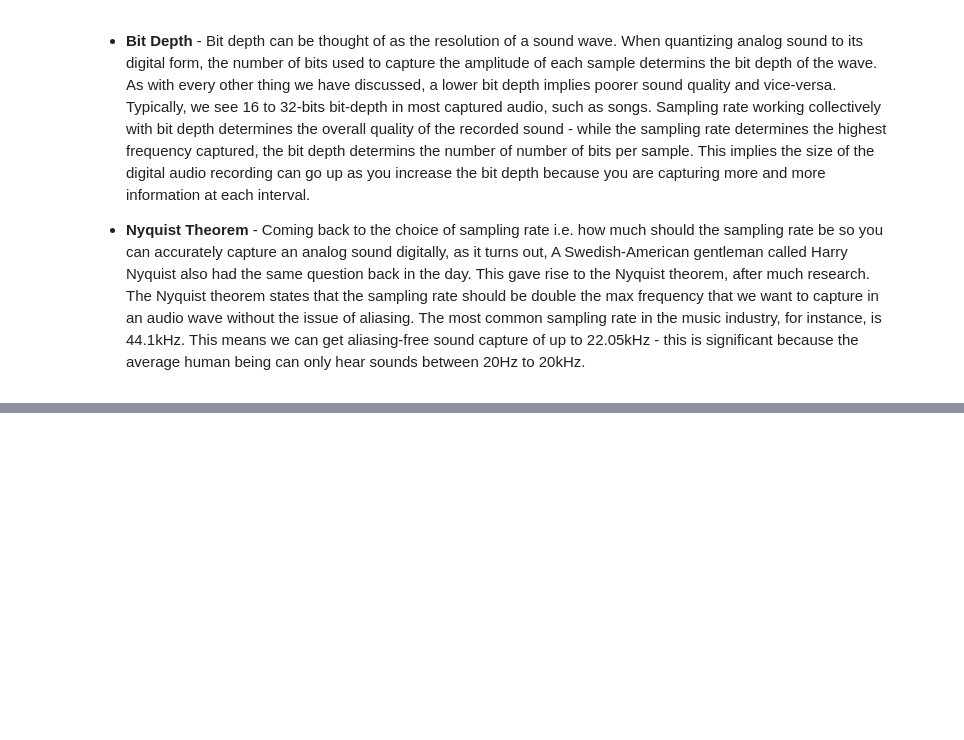
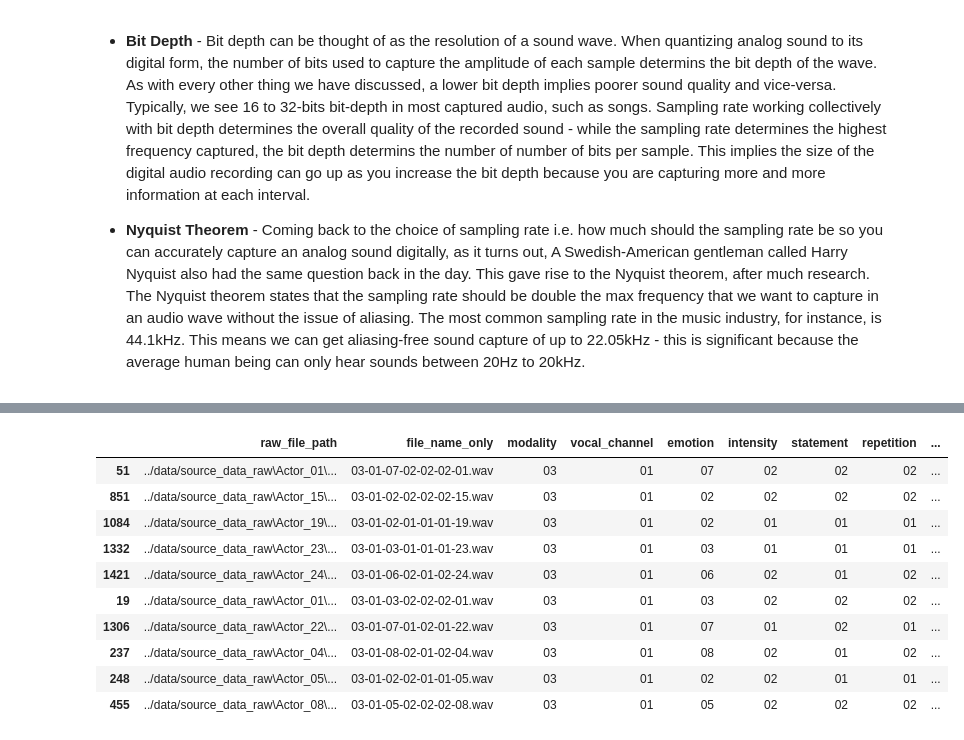
Before and after one commit to Aritra96/rvdess_audio_classification, a Jupyter notebook: dev/ravdess_eda.ipynb, the cells around one changed output, grey strips where cells are left out. Cells and saved outputs as stored; diff of their text form; code cells hidden in the pictures; blank space fills up the shorter version.

```diff
--- a/dev/ravdess_eda.ipynb
+++ b/dev/ravdess_eda.ipynb
@@ -121,0 +173,4 @@ You see, the way we used to capture sound is known as "analog" sound capturing -
+# %%
+full_ravdess_df["file_name_only"] = full_ravdess_df["raw_file_path"].str[-24:]
+
+full_ravdess_df.head()
@@ -121,0 +196,53 @@ You see, the way we used to capture sound is known as "analog" sound capturing -
+# %%
+def extract_file_name_features(file_name: str) -> pd.Series:
+    """
+    Extracts features from a file name and returns them as a Pandas Series.
+
+    Parameters:
+    file_name (str): The file name from which to extract the features.
+
+    Returns:
+    pd.Series: A Pandas Series containing the extracted features.
+
+    Example:
+    extract_file_name_features('01-01-01-01-01-01-01.wav')
+    modality          01
+    vocal_channel     01
+    emotion           01
+    intensity         01
+    statement         01
+    repetition        01
+    actor             01
+    dtype: object
+    """
+    # the splits are first splitting the .wav part out of the string
+    # then it is splitting by the "-" between the numbers
+    # and finally, each number is being assigned in their
+    # respective columns. The first token, for instance, is 0
+    # which corresponds to modality.
+    splits = file_name.split(".")[0].split("-")
+    return pd.Series({
+        'modality': splits[0],
+        'vocal_channel': splits[1],
+        'emotion': splits[2],
+        'intensity': splits[3],
+        'statement': splits[4],
+        'repetition': splits[5],
+        'actor': splits[6]
+    })
+# %%
+full_ravdess_df = full_ravdess_df.join(full_ravdess_df["file_name_only"].apply(extract_file_name_features))
+
+full_ravdess_df.sample(10)
+# %% [output]
+|  | raw_file_path | file_name_only | modality | vocal_channel | emotion | intensity | statement | repetition | ... |
+| 51 | ../data/source_data_raw\Actor_01\... | 03-01-07-02-02-02-01.wav | 03 | 01 | 07 | 02 | 02 | 02 | ... |
+| 851 | ../data/source_data_raw\Actor_15\... | 03-01-02-02-02-02-15.wav | 03 | 01 | 02 | 02 | 02 | 02 | ... |
+| 1084 | ../data/source_data_raw\Actor_19\... | 03-01-02-01-01-01-19.wav | 03 | 01 | 02 | 01 | 01 | 01 | ... |
+| 1332 | ../data/source_data_raw\Actor_23\... | 03-01-03-01-01-01-23.wav | 03 | 01 | 03 | 01 | 01 | 01 | ... |
+| 1421 | ../data/source_data_raw\Actor_24\... | 03-01-06-02-01-02-24.wav | 03 | 01 | 06 | 02 | 01 | 02 | ... |
+| 19 | ../data/source_data_raw\Actor_01\... | 03-01-03-02-02-02-01.wav | 03 | 01 | 03 | 02 | 02 | 02 | ... |
+| 1306 | ../data/source_data_raw\Actor_22\... | 03-01-07-01-02-01-22.wav | 03 | 01 | 07 | 01 | 02 | 01 | ... |
+| 237 | ../data/source_data_raw\Actor_04\... | 03-01-08-02-01-02-04.wav | 03 | 01 | 08 | 02 | 01 | 02 | ... |
+| 248 | ../data/source_data_raw\Actor_05\... | 03-01-02-02-01-01-05.wav | 03 | 01 | 02 | 02 | 01 | 01 | ... |
+| 455 | ../data/source_data_raw\Actor_08\... | 03-01-05-02-02-02-08.wav | 03 | 01 | 05 | 02 | 02 | 02 | ... |
```
Also changed, not shown: parts of 9 cells of this notebook.
